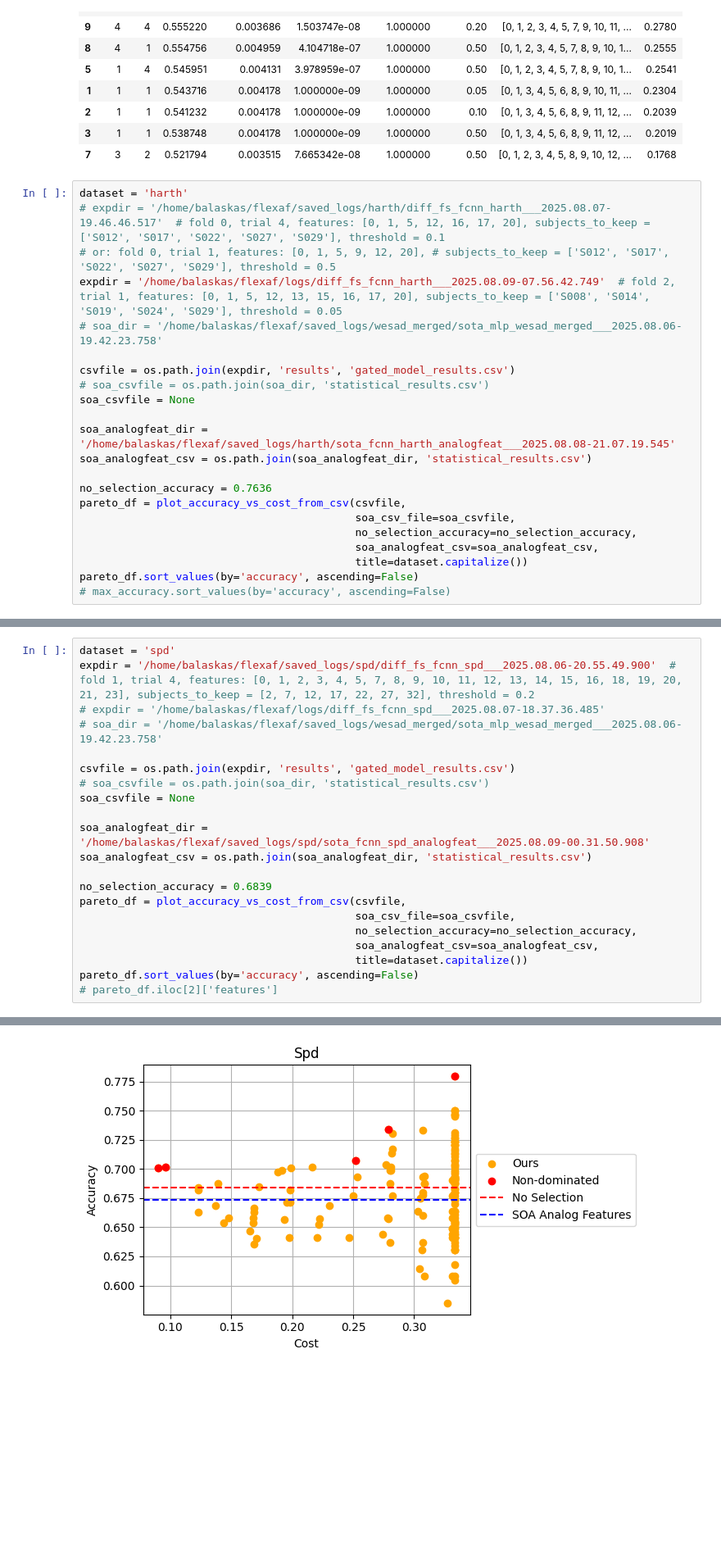
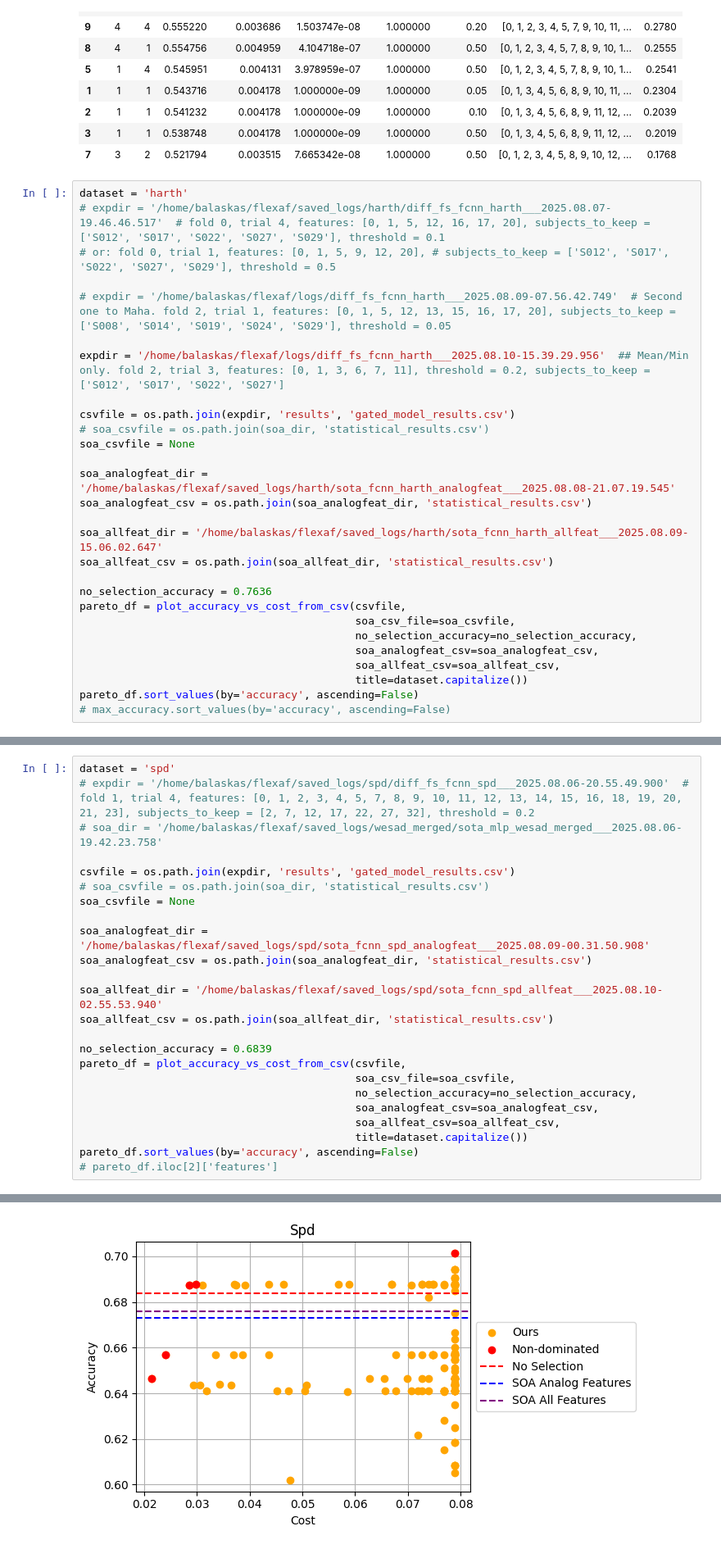
Before and after one commit to kompalas/flexaf, a Jupyter notebook: src/evaluation/plot_results.ipynb, the cells around one changed output, grey strips where cells are left out. Shown at 82% size. Cells and saved outputs as stored; diff of their text form; blank space fills up the shorter version.

```diff
--- a/src/evaluation/plot_results.ipynb
+++ b/src/evaluation/plot_results.ipynb
@@ -165,8 +203,10 @@ pareto_df.sort_values(by='accuracy', ascending=False)
 dataset = 'harth'
 # expdir = '/home/balaskas/flexaf/saved_logs/harth/diff_fs_fcnn_harth___2025.08.07-19.46.46.517'  # fold 0, trial 4, features: [0, 1, 5, 12, 16, 17, 20], subjects_to_keep = ['S012', 'S017', 'S022', 'S027', 'S029'], threshold = 0.1
 # or: fold 0, trial 1, features: [0, 1, 5, 9, 12, 20], # subjects_to_keep = ['S012', 'S017', 'S022', 'S027', 'S029'], threshold = 0.5
-expdir = '/home/balaskas/flexaf/logs/diff_fs_fcnn_harth___2025.08.09-07.56.42.749'  # fold 2, trial 1, features: [0, 1, 5, 12, 13, 15, 16, 17, 20], subjects_to_keep = ['S008', 'S014', 'S019', 'S024', 'S029'], threshold = 0.05
-# soa_dir = '/home/balaskas/flexaf/saved_logs/wesad_merged/sota_mlp_wesad_merged___2025.08.06-19.42.23.758'
+
+# expdir = '/home/balaskas/flexaf/logs/diff_fs_fcnn_harth___2025.08.09-07.56.42.749'  # Second one to Maha. fold 2, trial 1, features: [0, 1, 5, 12, 13, 15, 16, 17, 20], subjects_to_keep = ['S008', 'S014', 'S019', 'S024', 'S029'], threshold = 0.05
+
+expdir = '/home/balaskas/flexaf/logs/diff_fs_fcnn_harth___2025.08.10-15.39.29.956'  ## Mean/Min only. fold 2, trial 3, features: [0, 1, 3, 6, 7, 11], threshold = 0.2, subjects_to_keep = ['S012', 'S017', 'S022', 'S027']
 
 csvfile = os.path.join(expdir, 'results', 'gated_model_results.csv')
 # soa_csvfile = os.path.join(soa_dir, 'statistical_results.csv')
@@ -175,11 +215,15 @@ soa_csvfile = None
 soa_analogfeat_dir = '/home/balaskas/flexaf/saved_logs/harth/sota_fcnn_harth_analogfeat___2025.08.08-21.07.19.545'
 soa_analogfeat_csv = os.path.join(soa_analogfeat_dir, 'statistical_results.csv')
 
+soa_allfeat_dir = '/home/balaskas/flexaf/saved_logs/harth/sota_fcnn_harth_allfeat___2025.08.09-15.06.02.647'
+soa_allfeat_csv = os.path.join(soa_allfeat_dir, 'statistical_results.csv')
+
 no_selection_accuracy = 0.7636
 pareto_df = plot_accuracy_vs_cost_from_csv(csvfile,
                                            soa_csv_file=soa_csvfile,
                                            no_selection_accuracy=no_selection_accuracy,
                                            soa_analogfeat_csv=soa_analogfeat_csv,
+                                           soa_allfeat_csv=soa_allfeat_csv,
                                            title=dataset.capitalize())
 pareto_df.sort_values(by='accuracy', ascending=False)
 # max_accuracy.sort_values(by='accuracy', ascending=False)
@@ -209,7 +248,6 @@ Solutions above SOA Analog Features max accuracy (0.841735303401947):
 # %%
 dataset = 'spd'
-expdir = '/home/balaskas/flexaf/saved_logs/spd/diff_fs_fcnn_spd___2025.08.06-20.55.49.900'  # fold 1, trial 4, features: [0, 1, 2, 3, 4, 5, 7, 8, 9, 10, 11, 12, 13, 14, 15, 16, 18, 19, 20, 21, 23], subjects_to_keep = [2, 7, 12, 17, 22, 27, 32], threshold = 0.2
-# expdir = '/home/balaskas/flexaf/logs/diff_fs_fcnn_spd___2025.08.07-18.37.36.485'
+# expdir = '/home/balaskas/flexaf/saved_logs/spd/diff_fs_fcnn_spd___2025.08.06-20.55.49.900'  # fold 1, trial 4, features: [0, 1, 2, 3, 4, 5, 7, 8, 9, 10, 11, 12, 13, 14, 15, 16, 18, 19, 20, 21, 23], subjects_to_keep = [2, 7, 12, 17, 22, 27, 32], threshold = 0.2
 # soa_dir = '/home/balaskas/flexaf/saved_logs/wesad_merged/sota_mlp_wesad_merged___2025.08.06-19.42.23.758'
 
 csvfile = os.path.join(expdir, 'results', 'gated_model_results.csv')
@@ -219,11 +257,15 @@ soa_csvfile = None
 soa_analogfeat_dir = '/home/balaskas/flexaf/saved_logs/spd/sota_fcnn_spd_analogfeat___2025.08.09-00.31.50.908'
 soa_analogfeat_csv = os.path.join(soa_analogfeat_dir, 'statistical_results.csv')
 
+soa_allfeat_dir = '/home/balaskas/flexaf/saved_logs/spd/sota_fcnn_spd_allfeat___2025.08.10-02.55.53.940'
+soa_allfeat_csv = os.path.join(soa_allfeat_dir, 'statistical_results.csv')
+
 no_selection_accuracy = 0.6839
 pareto_df = plot_accuracy_vs_cost_from_csv(csvfile,
                                            soa_csv_file=soa_csvfile,
                                            no_selection_accuracy=no_selection_accuracy,
                                            soa_analogfeat_csv=soa_analogfeat_csv,
+                                           soa_allfeat_csv=soa_allfeat_csv,
                                            title=dataset.capitalize())
 pareto_df.sort_values(by='accuracy', ascending=False)
 # pareto_df.iloc[2]['features']
@@ -232,2 +283,2 @@ Max accuracy from SOA Analog Features: 0.673184335231781
-[figure, old version]
+[figure, new version]
 |  | fold | trial | accuracy | learning_rate | lambda_reg | temperature | threshold | features | cost |
```
Also changed, not shown: parts of 9 cells of this notebook, 19 other files.
